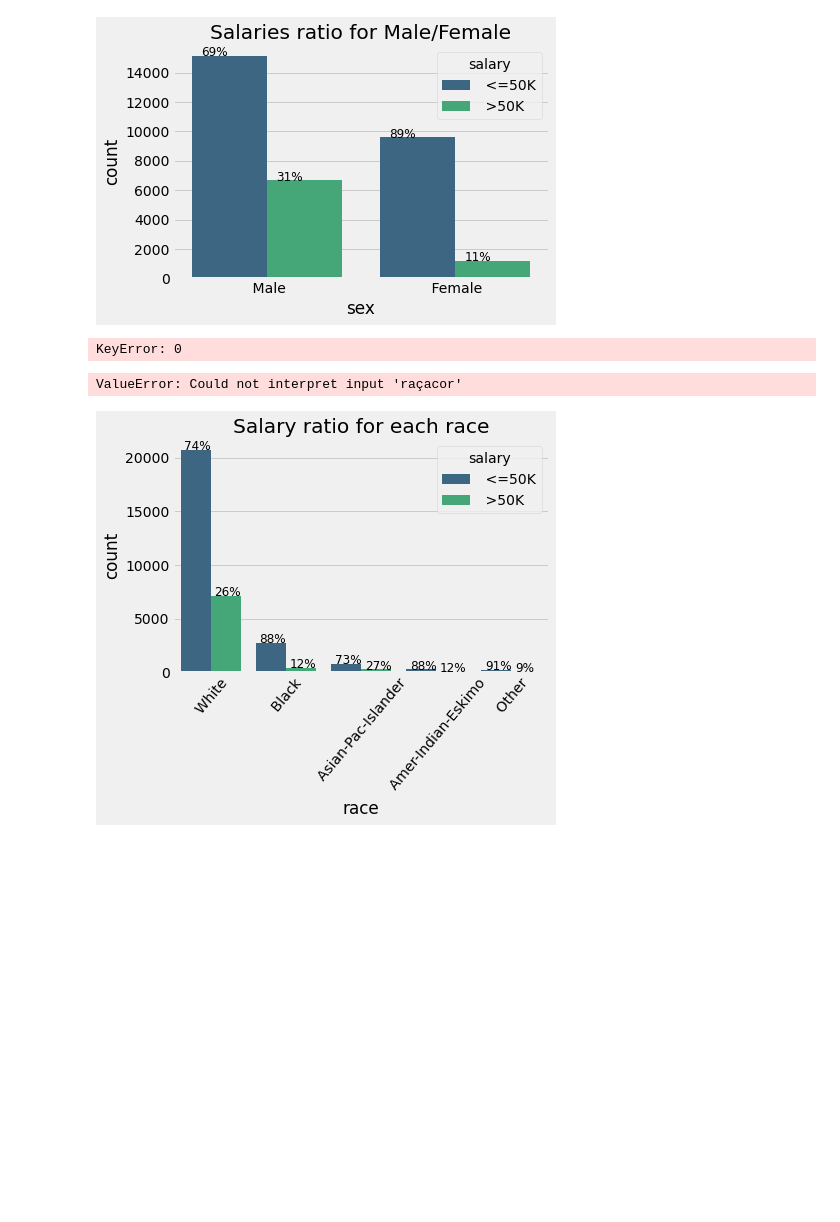
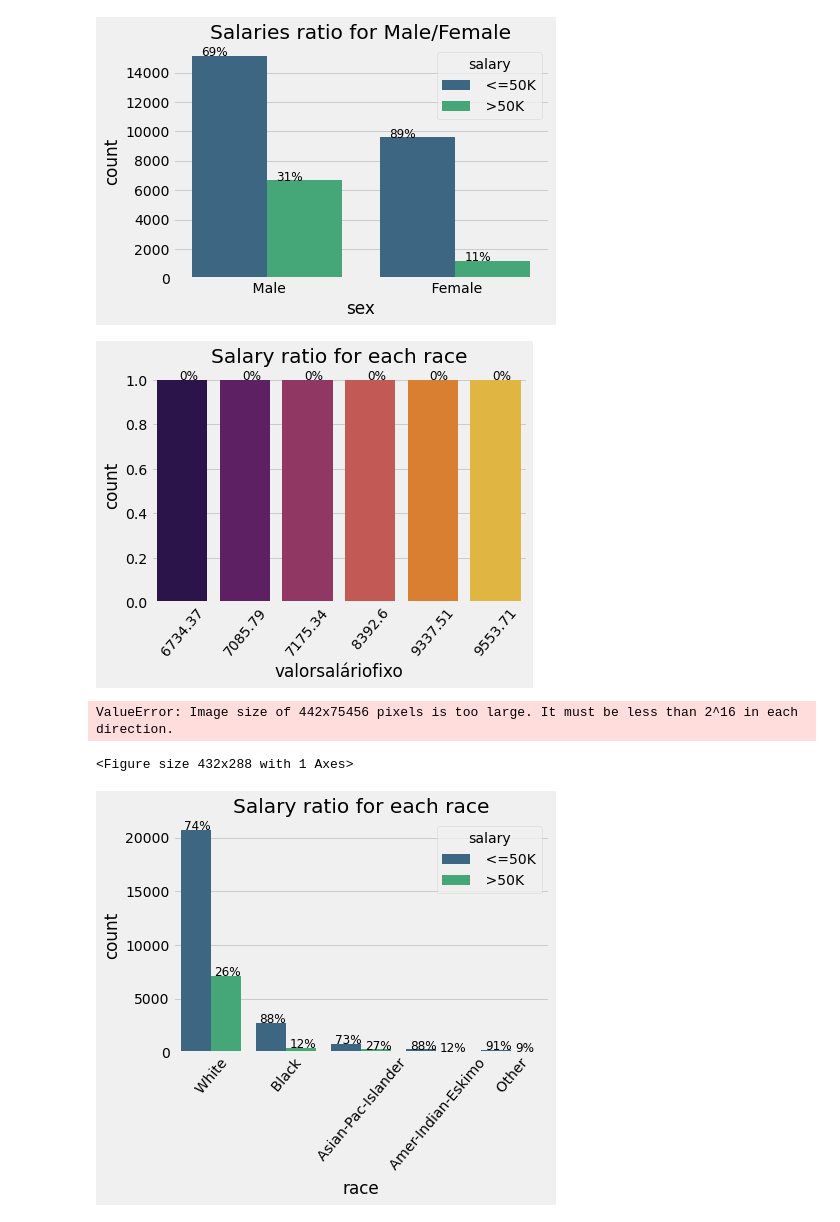
Before and after one commit to onemarcos/Tera---Salary-Prediction, a Jupyter notebook: Salary-Prediction.ipynb, the cells around one changed output. Drawn from its saved outputs; the diff is of its cells as text; code cells hidden in the pictures; blank space fills up the shorter version.

```diff
--- a/Salary-Prediction.ipynb
+++ b/Salary-Prediction.ipynb
@@ -450,18 +455,22 @@ ax.set_title('Salaries ratio for Male/Female')
 percen_hue(ax,df.sex , 2,2)
 # %% [output]
 [figure]
+# %%
+ax = sns.countplot(df.groupby('raçacor')['valorsaláriofixo'].mean().round(2), palette='inferno')
+ax.set_title('Salary ratio for each race')
+plt.xticks(rotation = 50)
+percen(ax,df.raçacor)
+# %% [output]
+[figure, added]
 # %%
-meanSal = df.groupby("raçacor")["valorsaláriofixo"].mean()
-sns.countplot(data=meanSal, x='raçacor', hue='valorsaláriofixo', palette='viridis')
+df.groupby('raçacor')['valorsaláriofixo'].mean().round(2)
+ax = sns.countplot(data=df, x='raçacor', hue='valorsaláriofixo', palette='viridis')
+ax.set_title('Salary ratio for each race')
+plt.xticks(rotation = 50)
+percen_hue(ax,df.raçacor , 5,2)
 # %% [output]
-KeyError: 0
+ValueError: Image size of 442x75456 pixels is too large. It must be less than 2^16 in each direction.
+<Figure size 432x288 with 1 Axes>
-# %%
-ax = sns.countplot(data=df, x='raçacor', hue='valorsaláriofixo', estimator= np.mean, palette='viridis')
-ax.set_title('Salary ratio for each race')
-plt.xticks(rotation = 50)
-percen_hue(ax,df.raçacor , 5,2)
-# %% [output]
-ValueError: Could not interpret input 'raçacor'
 # %%
 ax = sns.countplot(data=df, x='raçacor', hue='valorsaláriofixo', palette='viridis')
 ax.set_title('Salary ratio for each race')
```
Also changed, not shown: parts of 10 cells of this notebook.
